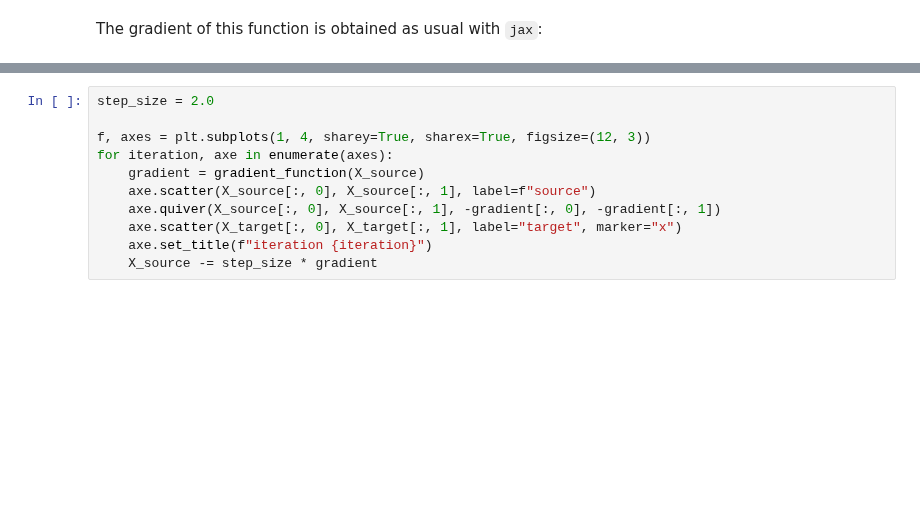
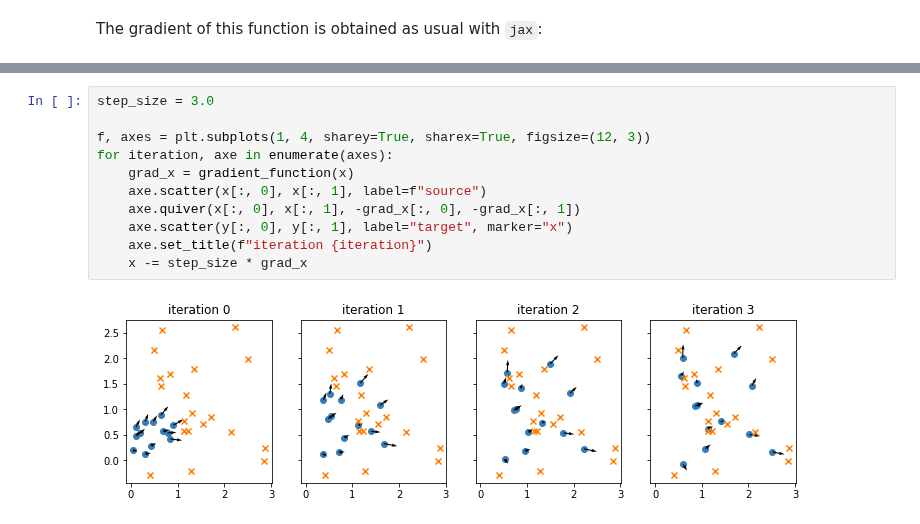
Before and after one commit to ott-jax/ott, a Jupyter notebook: docs/tutorials/notebooks/basic_ot_between_datasets.ipynb, the cells around one changed output, grey strips where cells are left out. Drawn from its saved outputs; the diff is of its cells as text; blank space fills up the shorter version.

```diff
--- a/docs/tutorials/notebooks/basic_ot_between_datasets.ipynb
+++ b/docs/tutorials/notebooks/basic_ot_between_datasets.ipynb
@@ -109,11 +118,13 @@ For instance, this gradient can be used to update the dataset `X_source` to make
 # %%
-step_size = 2.0
+step_size = 3.0
 
 f, axes = plt.subplots(1, 4, sharey=True, sharex=True, figsize=(12, 3))
 for iteration, axe in enumerate(axes):
-    gradient = gradient_function(X_source)
-    axe.scatter(X_source[:, 0], X_source[:, 1], label=f"source")
-    axe.quiver(X_source[:, 0], X_source[:, 1], -gradient[:, 0], -gradient[:, 1])
-    axe.scatter(X_target[:, 0], X_target[:, 1], label="target", marker="x")
+    grad_x = gradient_function(x)
+    axe.scatter(x[:, 0], x[:, 1], label=f"source")
+    axe.quiver(x[:, 0], x[:, 1], -grad_x[:, 0], -grad_x[:, 1])
+    axe.scatter(y[:, 0], y[:, 1], label="target", marker="x")
     axe.set_title(f"iteration {iteration}")
-    X_source -= step_size * gradient
+    x -= step_size * grad_x
+# %% [output]
+[figure, added]
```
Also changed, not shown: parts of 13 cells of this notebook.
